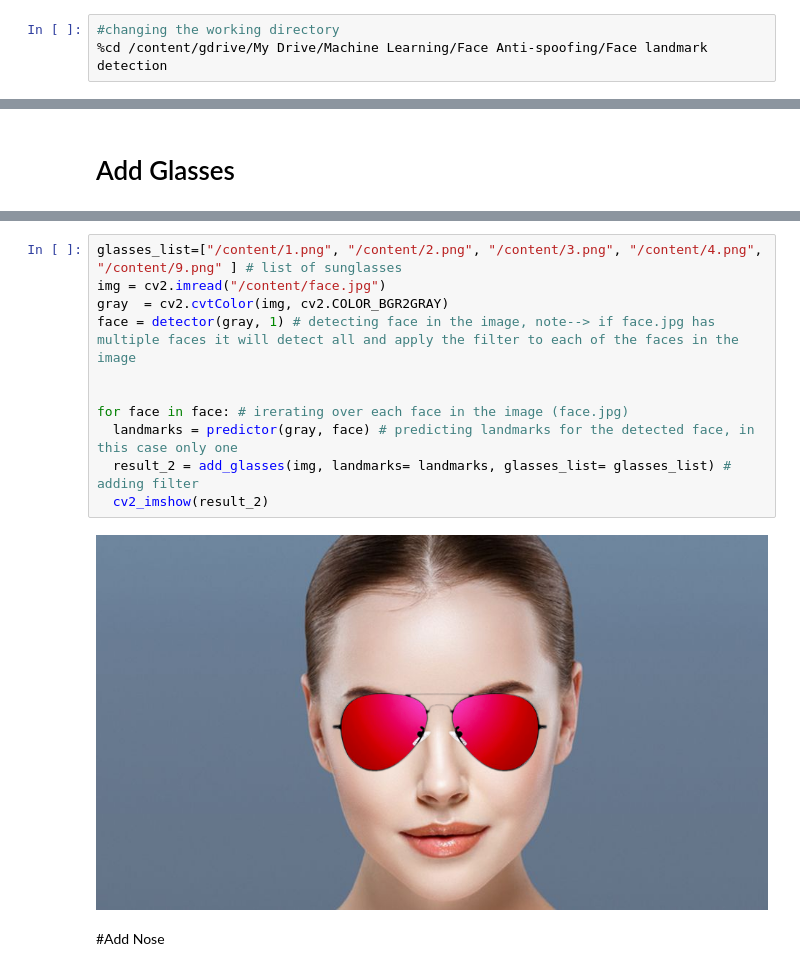
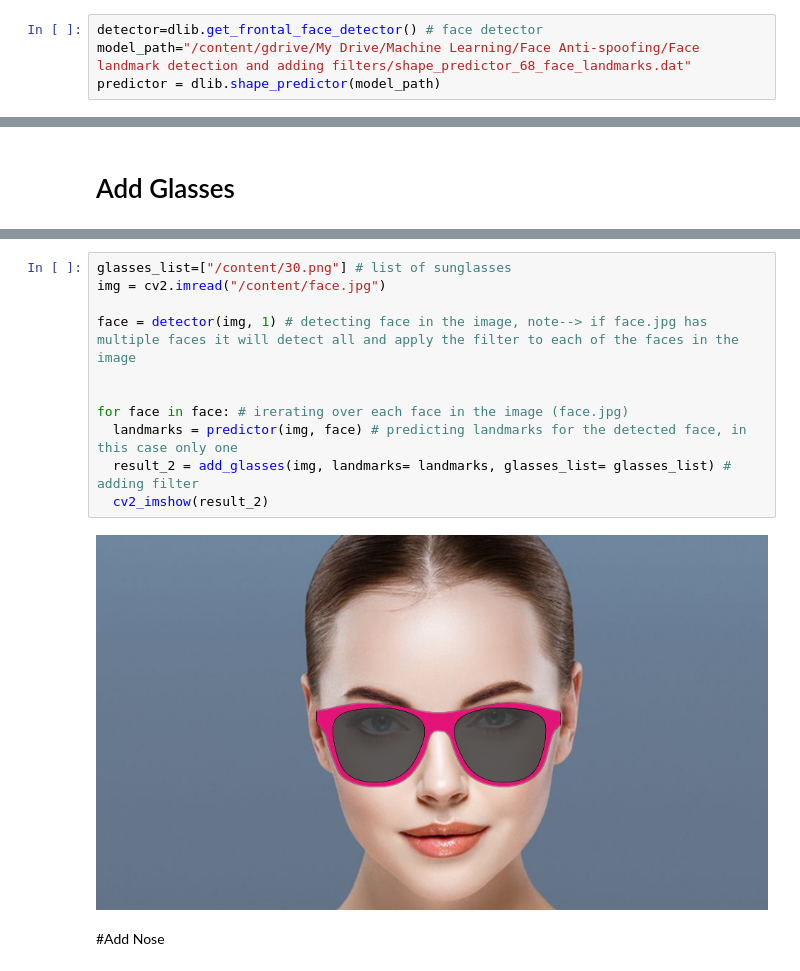
Before and after one commit to vaibhavsundharam/Face-landmark-detection-and-adding-filters, a Jupyter notebook: Facial_landmark_detection_and_adding_filters.ipynb, the cells around one changed output, grey strips where cells are left out. Drawn from its saved outputs; the diff is of its cells as text.

```diff
--- a/Facial_landmark_detection_and_adding_filters.ipynb
+++ b/Facial_landmark_detection_and_adding_filters.ipynb
@@ -21,3 +31,4 @@ Mounted at /content/gdrive/
 # %%
-#changing the working directory
-%cd /content/gdrive/My Drive/Machine Learning/Face Anti-spoofing/Face landmark detection
+detector=dlib.get_frontal_face_detector() # face detector
+model_path="/content/gdrive/My Drive/Machine Learning/Face Anti-spoofing/Face landmark detection and adding filters/shape_predictor_68_face_landmarks.dat"
+predictor = dlib.shape_predictor(model_path)
@@ -90,16 +69,16 @@ def add_glasses(face_img,  landmarks, glasses_list):
 # %%
-glasses_list=["/content/1.png", "/content/2.png", "/content/3.png", "/content/4.png", "/content/9.png" ] # list of sunglasses
+glasses_list=["/content/30.png"] # list of sunglasses
 img = cv2.imread("/content/face.jpg")
-gray  = cv2.cvtColor(img, cv2.COLOR_BGR2GRAY)
-face = detector(gray, 1) # detecting face in the image, note--> if face.jpg has multiple faces it will detect all and apply the filter to each of the faces in the image
+
+face = detector(img, 1) # detecting face in the image, note--> if face.jpg has multiple faces it will detect all and apply the filter to each of the faces in the image
 
 
 for face in face: # irerating over each face in the image (face.jpg)
-  landmarks = predictor(gray, face) # predicting landmarks for the detected face, in this case only one
+  landmarks = predictor(img, face) # predicting landmarks for the detected face, in this case only one
   result_2 = add_glasses(img, landmarks= landmarks, glasses_list= glasses_list) # adding filter
   cv2_imshow(result_2)
 # %% [output]
-[figure, old version]
+[figure, new version]
 # %% [markdown]
 #Add Nose
 # %%
```
Also changed, not shown: parts of 10 cells of this notebook.
